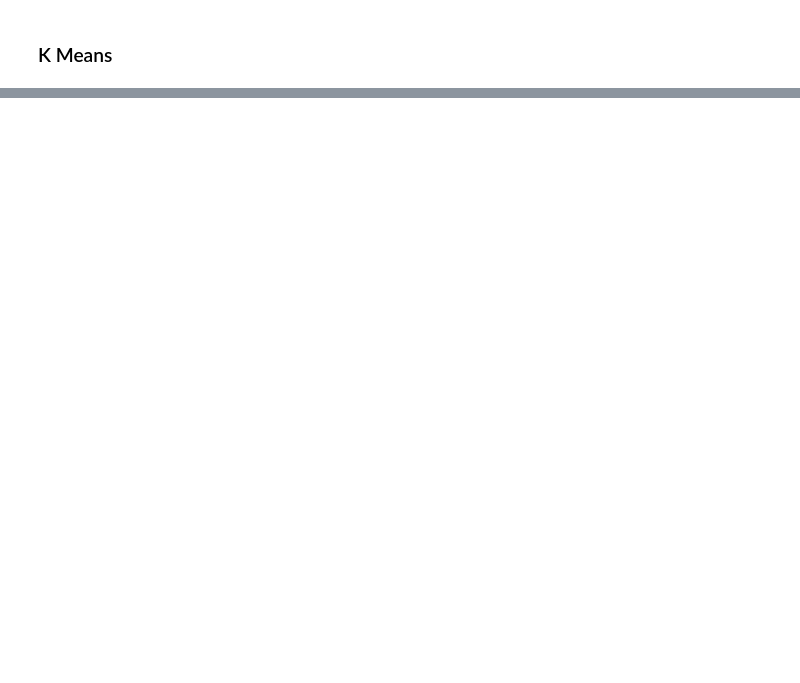
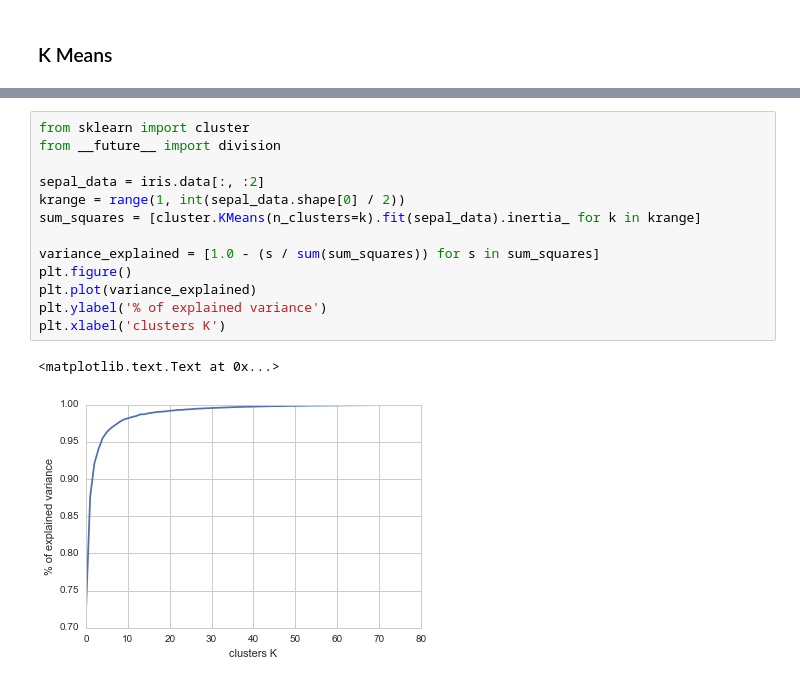
Before and after one commit to podopie/DAT18NYC, a Jupyter notebook: classes/15-distance_knn_kmeans.ipynb, the cells around one changed output, grey strips where cells are left out. Cells and saved outputs as stored; diff of their text form; blank space fills up the shorter version.

```diff
--- a/classes/15-distance_knn_kmeans.ipynb
+++ b/classes/15-distance_knn_kmeans.ipynb
@@ -279,0 +353,16 @@ for e, k in enumerate([1, 5, 40, 60, 100]):
+# %%
+from sklearn import cluster
+from __future__ import division
+
+sepal_data = iris.data[:, :2]
+krange = range(1, int(sepal_data.shape[0] / 2))
+sum_squares = [cluster.KMeans(n_clusters=k).fit(sepal_data).inertia_ for k in krange]
+
+variance_explained = [1.0 - (s / sum(sum_squares)) for s in sum_squares]
+plt.figure()
+plt.plot(variance_explained)
+plt.ylabel('% of explained variance')
+plt.xlabel('clusters K')
+# %% [output]
+<matplotlib.text.Text at 0x...>
+[figure, added]
```
Also changed, not shown: parts of 29 cells of this notebook, 6 other files.
